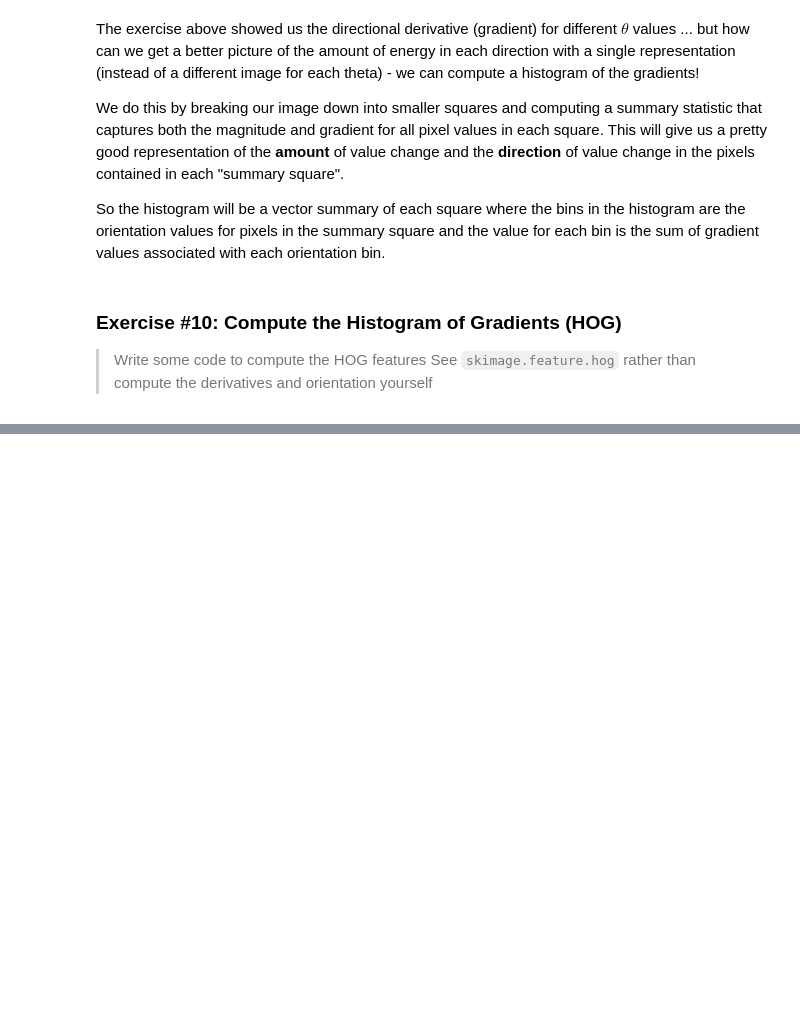
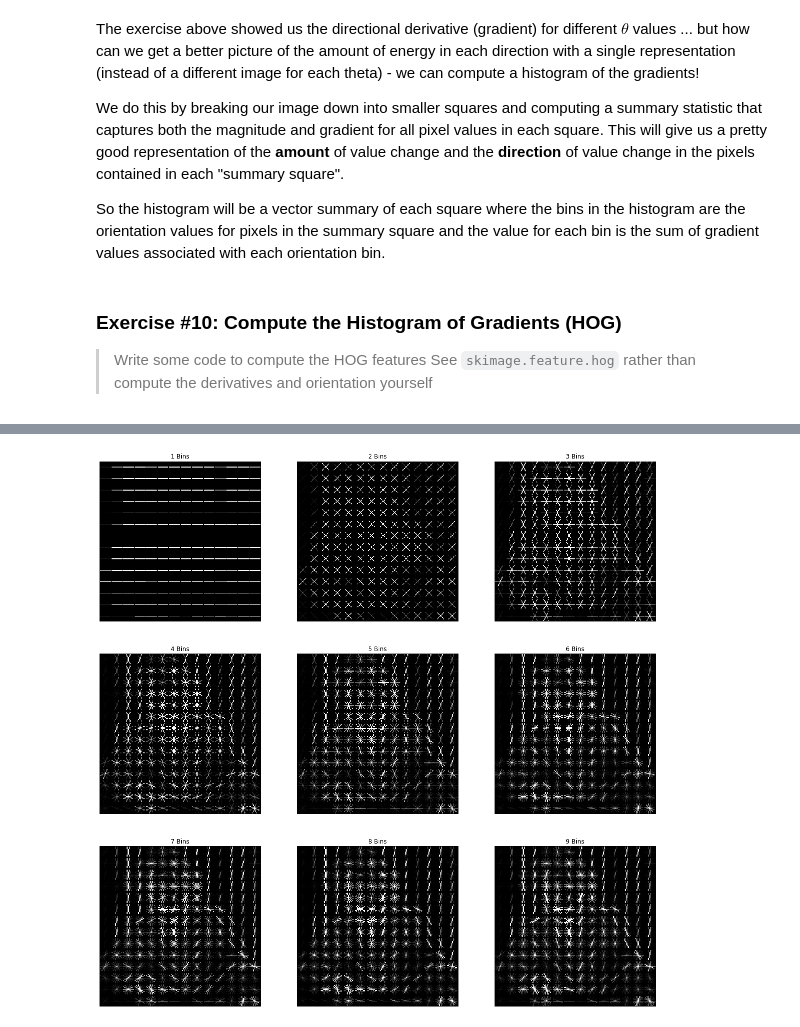
Before and after one commit to TifMoe/computer-vision-course, a Jupyter notebook: notebooks/2-image-filtering.ipynb, the cells around one changed output, grey strips where cells are left out. Cells and saved outputs as stored; diff of their text form; code cells hidden in the pictures; blank space fills up the shorter version.

```diff
--- a/notebooks/2-image-filtering.ipynb
+++ b/notebooks/2-image-filtering.ipynb
@@ -682,0 +707,21 @@ So the histogram will be a vector summary of each square where the bins in the h
+# %%
+# Super cool!! And we can play with the parameters to see how things change
+# For example, when we have different orientations in our histogram we can see how we're recording more or less information:
+rows = 3
+cols = 3
+
+fig, ax = plt.subplots(rows, cols, figsize=(20, 20), sharex=True, sharey=True)
+
+for i in range(1,rows*cols +1):
+    row = np.floor((i-1)/cols).astype(int)
+    col = np.floor((i-1) - (row*cols)).astype(int)
+
+    fd, hog_image = hog(image, orientations=i, pixels_per_cell=(16, 16),
+                    cells_per_block=(1, 1), visualize=True)
+
+    hog_image_rescaled = exposure.rescale_intensity(hog_image, in_range=(0, 10))
+    ax[row,col].axis('off')
+    ax[row,col].imshow(hog_image_rescaled, cmap=plt.cm.gray)
+    ax[row,col].set_title(f'{i} Bins')
+# %% [output]
+[figure, added]
```
Also changed, not shown: parts of 4 cells of this notebook.
